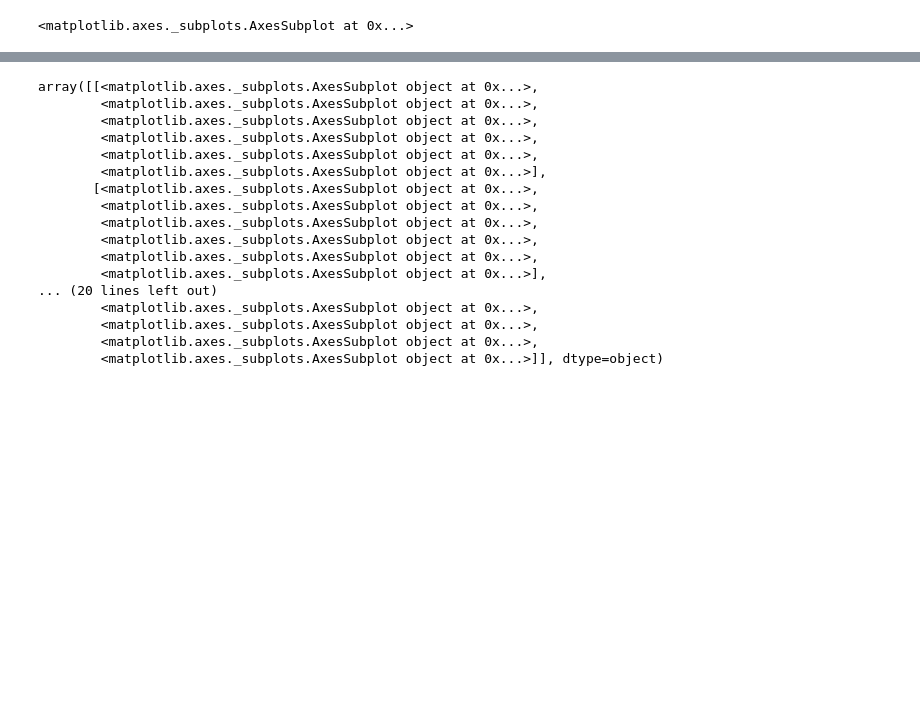
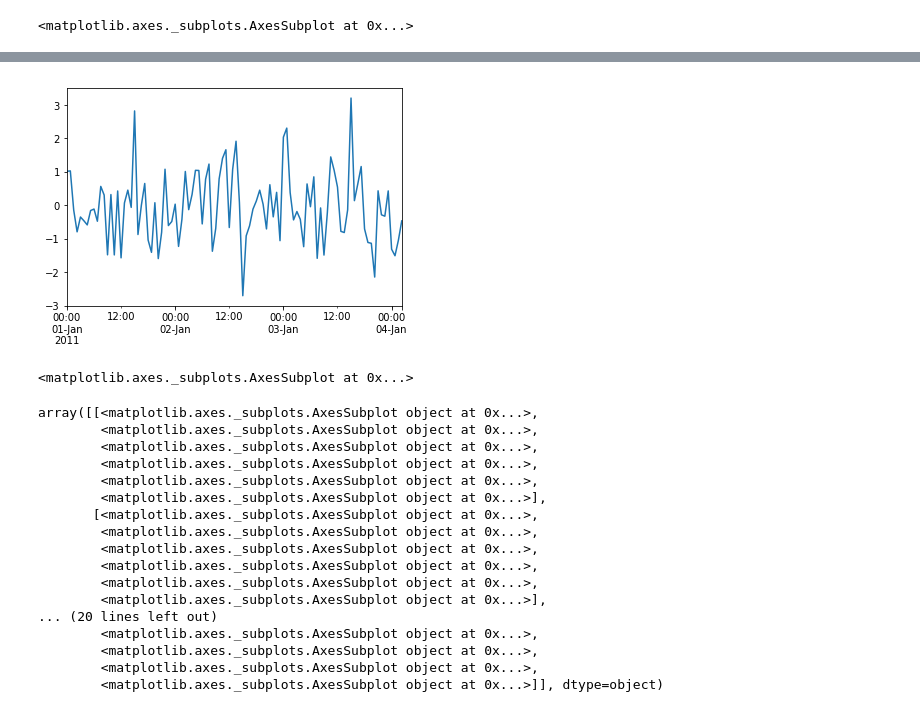
Before and after one commit to jonasagx/nephos, a Jupyter notebook: notebooks/Experiment 1 - Finding features.ipynb, the cells around one changed output, grey strips where cells are left out. Drawn from its saved outputs; the diff is of its cells as text; code cells hidden in the pictures; blank space fills up the shorter version.

```diff
--- a/notebooks/Experiment 1 - Finding features.ipynb
+++ b/notebooks/Experiment 1 - Finding features.ipynb
@@ -35,3 +57,14 @@ ts.get('ORB_rb').hist()
+# %%
+dates = pd.date_range('1/1/2011 00:00:00', periods=100, freq='45min')
+serieT = pd.Series(np.random.randn(100), dates)
+serieT.plot()
+plt.show()
+# %% [output]
+[figure, added]
+# %%
+serieT
+# %% [output]
+<matplotlib.axes._subplots.AxesSubplot at 0x...>
 # %%
 ts.hist(figsize=(30, 30))
 # %% [output]
```
Also changed, not shown: parts of 21 cells of this notebook.
